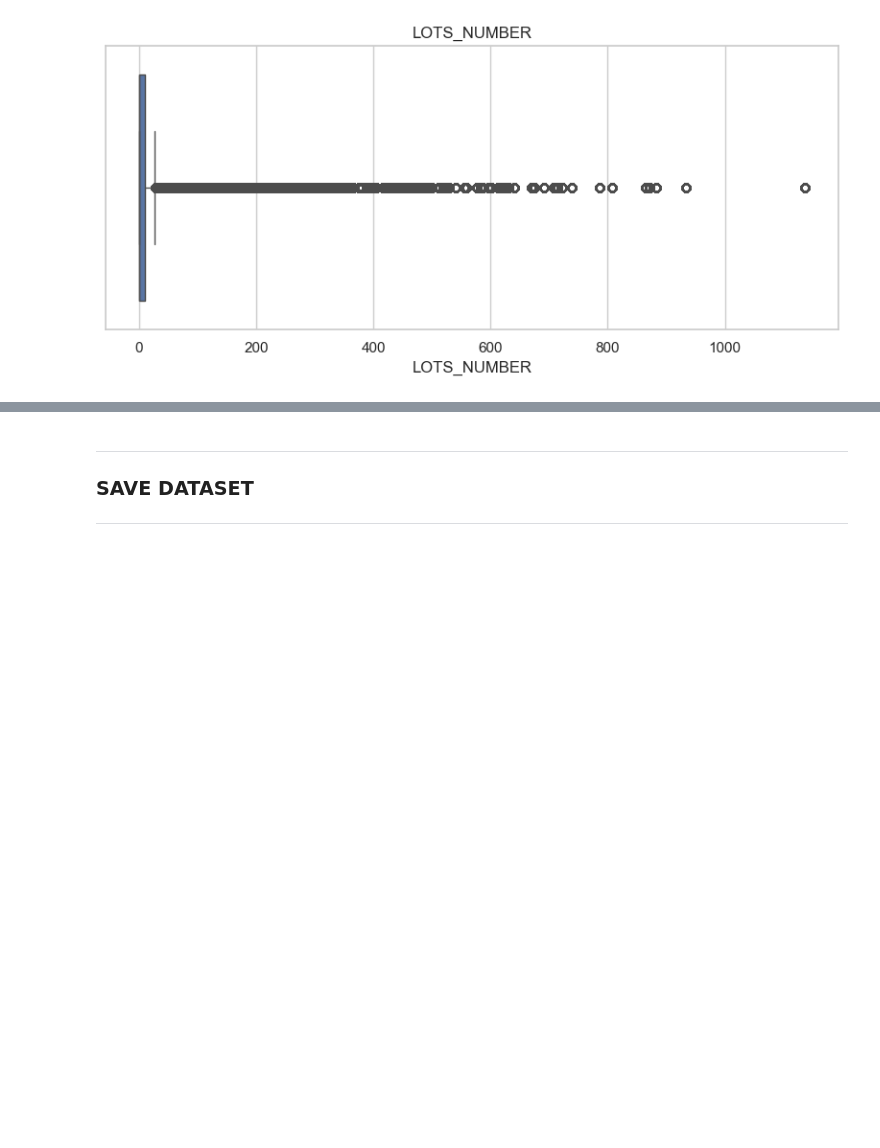
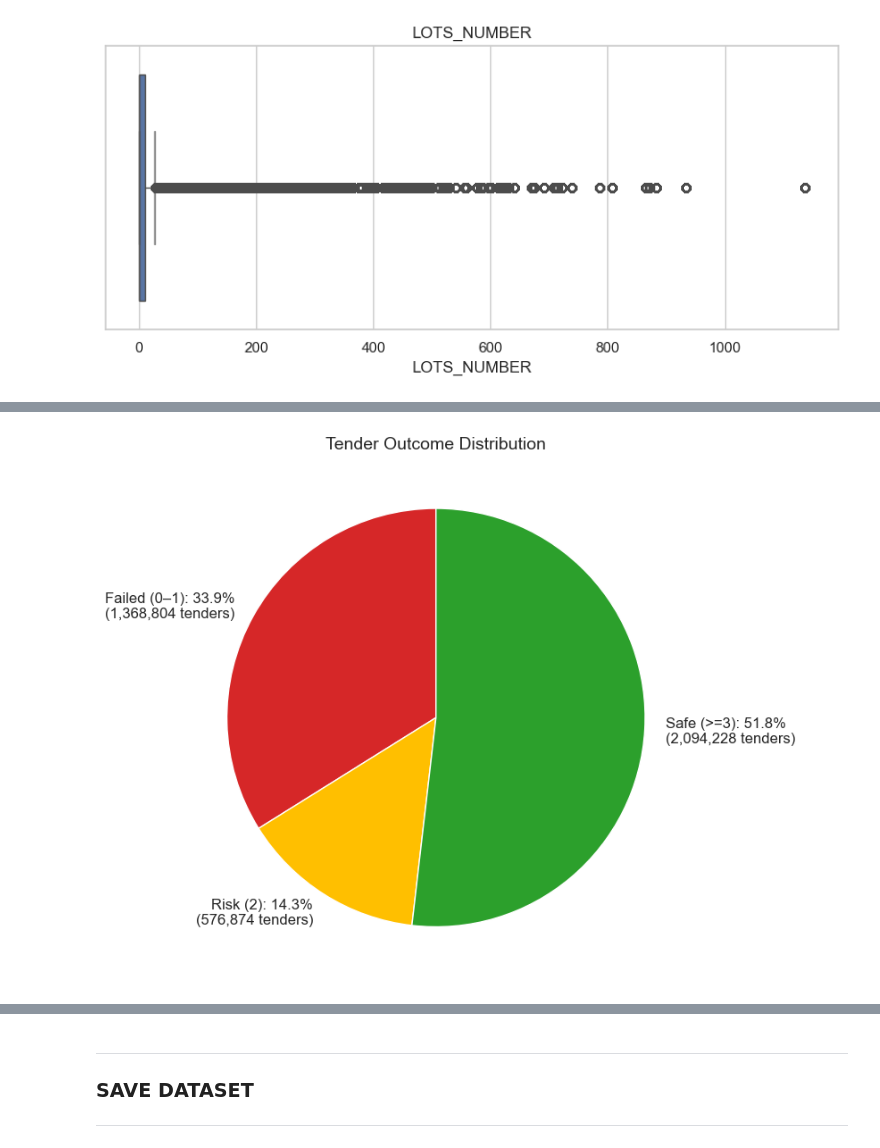
Before and after one commit to datascience-faina/public-procurement-support, a Jupyter notebook: notebooks/01_data_overview.ipynb, the cells around one changed output, grey strips where cells are left out. Saved outputs shown, nothing was run; the diff lists cells and outputs as text; code cells hidden in the pictures; blank space fills up the shorter version.

```diff
--- a/notebooks/01_data_overview.ipynb
+++ b/notebooks/01_data_overview.ipynb
@@ -499,0 +530,11 @@ for col in numeric_cols:
+# %%
+# removal of an unrealistic number of proposals
+df_clean = df[
+    (df["NUMBER_OFFERS"] <= 100) |
+    (df["AWARD_VALUE_EURO"].isna())
+].copy()
+
+df_de_clean = df_de[
+        (df_de['NUMBER_OFFERS'] <= 100) |
+        (df_de["AWARD_VALUE_EURO"].isna())
+].copy()
@@ -499,0 +559,9 @@ for col in numeric_cols:
+# %%
+# ---------------------------------------------------------
+# Target visualisation after revoving NUMBER_OFFERS
+# ---------------------------------------------------------
+
+# target distribution - EU
+plot_target_distribution(df_clean, save=True)
+# %% [output]
+[figure, added]
```
Also changed, not shown: parts of 16 cells of this notebook, 13 other files.
